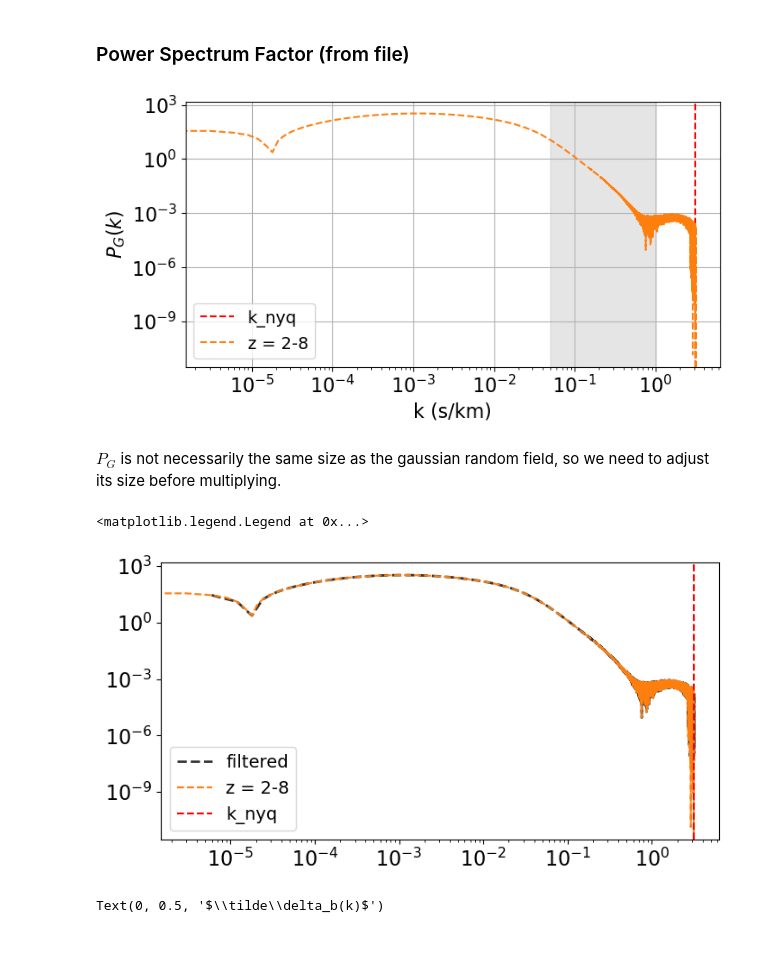
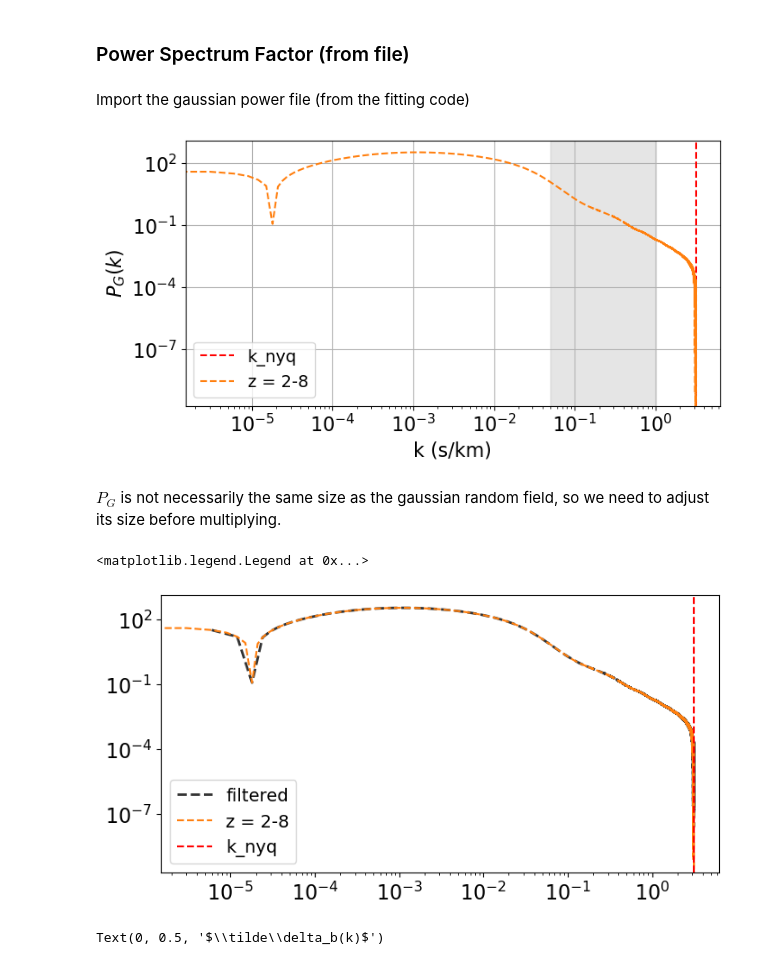
Before and after one commit to m-herbold/P1D_Mocks, a Jupyter notebook: Notebooks/mock_generation_interactive.ipynb, the cells around one changed output. Drawn from its saved outputs; the diff is of its cells as text; code cells hidden in the pictures.

```diff
--- a/Notebooks/mock_generation_interactive.ipynb
+++ b/Notebooks/mock_generation_interactive.ipynb
@@ -172,26 +190,28 @@ Text(0.5, 0, 'k-bins')
 [figure]
 # %% [markdown]
 ### Power Spectrum Factor (from file)
+# %% [markdown]
+Import the gaussian power file (from the fitting code)
 # %%
-# PG_file_path = '/pscratch/sd/m/mherbold/tests/P1D_Mocks/Backup/P_G-3-0.txt'
-PG_file_path = f'/pscratch/sd/m/mherbold/tests/P1D_Mocks/P_G/P_G-{safe_z}.txt'
+
+PG_file_path = f'../P_G/P_G-{safe_z}.txt'
 data = np.loadtxt(PG_file_path)
 
 # Split into k and P(k)
 k_array = data[:, 0]
 power_array = data[:, 1]
 
 k_nyquist = np.pi / dv # check Nyquist Frequency
 plt.axvline(k_nyquist, color='r', linestyle='--', label='k_nyq')
 plt.loglog(k_array, power_array, label=f'z = {safe_z.replace("_", ".")}', color='tab:orange',  ls='--')
 plt.ylabel(r'$P_{G}(k)$')
 plt.xlabel('k (s/km)')
 plt.axvspan(0.05, 1.0, alpha=0.2, color='grey')
 plt.legend()
 plt.grid(True)
 plt.show()
 # %% [output]
-[figure, old version]
+[figure, new version]
 # %% [markdown]
 $P_G$ is not necessarily the same size as the gaussian random field, so we need to adjust its size before multiplying.
 # %%
@@ -230,16 +253,16 @@ def delta_transform_1d(file_k_array, file_power_array,
 
     return delta_b_tilde, delta_b, P_k
 # %%
-delta_b_tilde, delta_b_v, P_k_damped = delta_transform_1d(k_array, power_array,
-                                         gaussian_random_field_k, dv)
+delta_b_tilde, delta_b_v, P_k_filtered = delta_transform_1d(
+    k_array, power_array, gaussian_random_field_k, dv)
 
-plt.loglog(kmodes[1:], P_k_damped[1:], label='filtered', ls='--', lw=2, color='black', alpha=0.8)
+plt.loglog(kmodes[1:], P_k_filtered[1:], label='filtered', ls='--', lw=2, color='black', alpha=0.8)
 plt.loglog(k_array, power_array, label=f'z = {safe_z.replace("_", ".")}', color='tab:orange',  ls='--')
 plt.axvline(k_nyquist, color='r', linestyle='--', label='k_nyq')
 plt.legend()
 # %% [output]
 <matplotlib.legend.Legend at 0x...>
-[figure, old version]
+[figure, new version]
 # %%
 plt.plot(kmodes, np.real(delta_b_tilde))
 plt.title(r"$\tilde\delta_b(k)$")
```
Also changed, not shown: parts of 61 cells of this notebook, 2 other files.
